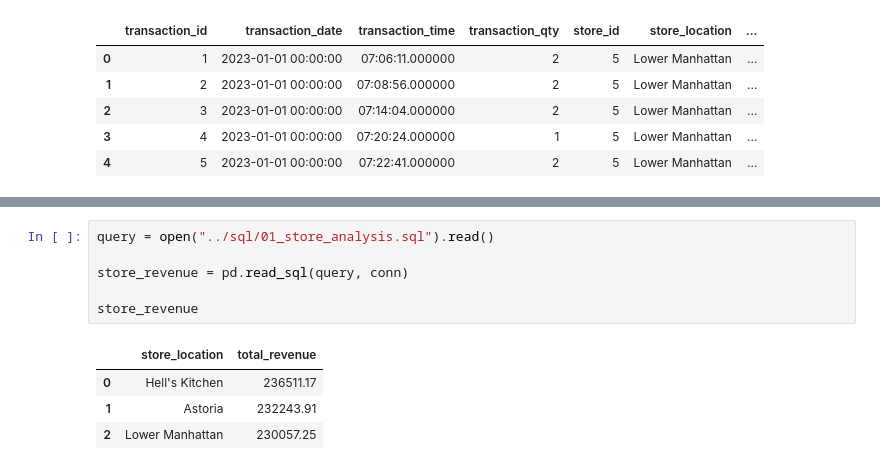
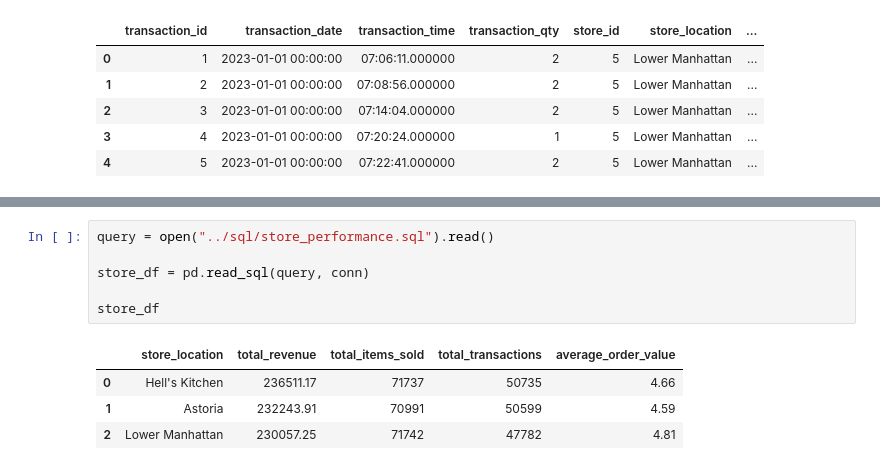
Before and after one commit to ayzezzz/coffee-shop-business-analytics, a Jupyter notebook: notebooks/coffee_shop_analysis.ipynb, the cells around one changed output, grey strips where cells are left out. Saved outputs shown, nothing was run; the diff lists cells and outputs as text.

```diff
--- a/notebooks/coffee_shop_analysis.ipynb
+++ b/notebooks/coffee_shop_analysis.ipynb
@@ -268,11 +495,11 @@ pd.read_sql(query, conn)
 # %%
-query = open("../sql/01_store_analysis.sql").read()
+query = open("../sql/store_performance.sql").read()
 
-store_revenue = pd.read_sql(query, conn)
+store_df = pd.read_sql(query, conn)
 
-store_revenue
+store_df
 # %% [output]
-|  | store_location | total_revenue |
-| 0 | Hell's Kitchen | 236511.17 |
-| 1 | Astoria | 232243.91 |
-| 2 | Lower Manhattan | 230057.25 |
+|  | store_location | total_revenue | total_items_sold | total_transactions | average_order_value |
+| 0 | Hell's Kitchen | 236511.17 | 71737 | 50735 | 4.66 |
+| 1 | Astoria | 232243.91 | 70991 | 50599 | 4.59 |
+| 2 | Lower Manhattan | 230057.25 | 71742 | 47782 | 4.81 |
```
Also changed, not shown: parts of 34 cells of this notebook, 7 other files.
